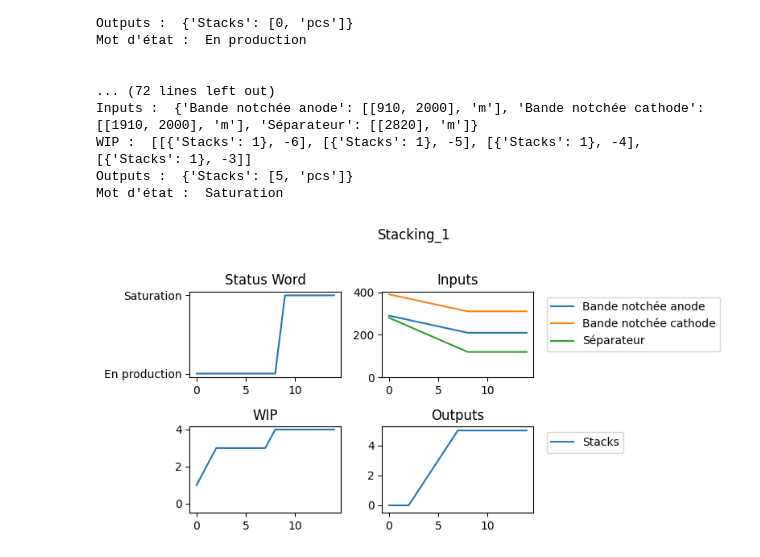
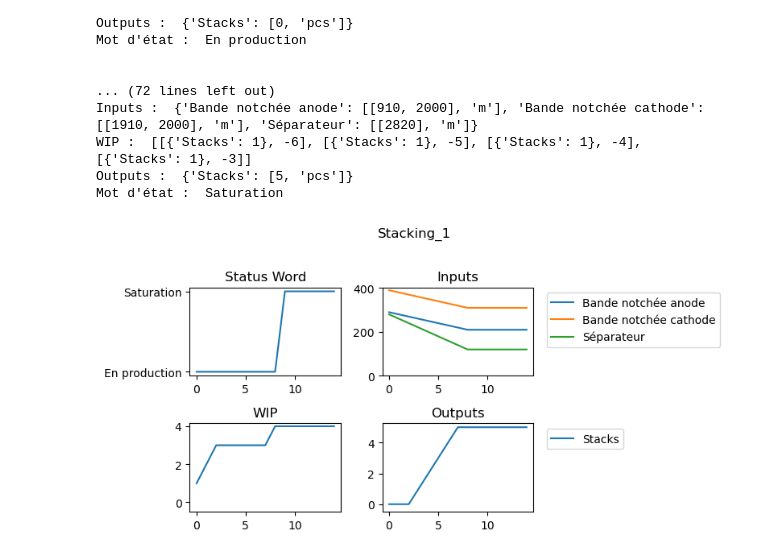
Before and after one commit to louisotpierre/Projet_usine, a Jupyter notebook: factory_0.1.ipynb, the cells around one changed output. Drawn from its saved outputs; the diff is of its cells as text; code cells hidden in the pictures.

Commit message:
Version avec visuel simulation propre, avant changement de structure pour permettre les machines en flux

```diff
--- a/factory_0.1.ipynb
+++ b/factory_0.1.ipynb
@@ -163,49 +195,19 @@ class Simulation:
         plt.show()
 # %%
+# Définition d'une stackeuse
+
 inputs = {"Bande notchée anode": [[100, 200], "m"], "Bande notchée cathode": [[200, 200], "m"], "Séparateur": [[300], "m"]}
 outputs = {"Stacks": [0, "pcs"]}
 BoM = {"Bande notchée anode": 10, "Bande notchée cathode": 10, "Séparateur": 20}
 cycle_time = 3 # 3 minutes pour produire un stack
 WIP_capacity = 4
 inputs_capacity = {"Bande notchée anode": [2, "bobines"], "Bande notchée cathode": [2, "bobines"], "Séparateur": [2, "bobines"]}
 outputs_capacity = {"Stacks": [5, "pcs"]}
 
 stackeuse = Equipement("Stacking_1", inputs, BoM, outputs, cycle_time, WIP_capacity, inputs_capacity, outputs_capacity)
 
 sim = Simulation([stackeuse], 15)
 sim.run()
-
-# sim.plot(stackeuse, "WIP")
-# sim.plot(stackeuse, "Status Word")
-# sim.plot(stackeuse, "Inputs")
-# sim.plot(stackeuse, "Outputs")
-
-# Subplot avec 4 cases : 1 : Status Word, 2 : Inputs, 3 : WIP, 4 : Outputs
-
-fig, axs = plt.subplots(2, 2, figsize=(8, 4))
-
-fig.suptitle(stackeuse)
-
-axs[0, 0].plot(sim.equipements_states[stackeuse]["Status Word"])
-axs[0, 0].set_title("Status Word")
-
-axs[0, 1].plot(sim.equipements_states[stackeuse]["Inputs"])
-axs[0, 1].set_ylim(bottom=0)
-axs[0, 1].legend([product for product in stackeuse.inputs], bbox_to_anchor=(1.05, 1), loc='upper left')
-axs[0, 1].set_title("Inputs")
-
-axs[1, 0].plot(sim.equipements_states[stackeuse]["WIP"])
-axs[1, 0].set_ylim(bottom=-0.5)
-axs[1, 0].set_title("WIP")
-
-axs[1, 1].plot(sim.equipements_states[stackeuse]["Outputs"])
-axs[1, 1].set_ylim(bottom=-0.5)
-axs[1, 1].legend([product for product in stackeuse.outputs], bbox_to_anchor=(1.05, 1), loc='upper left')
-axs[1, 1].set_title("Outputs")
-
-# Amélioration visuelle (traits et texte plus fins)
-plt.tight_layout(rect=[0, 0, 1, 0.96])
-
-plt.show()
+sim.plot(stackeuse)
 # %% [output]
-[figure, old version]
+[figure, new version]
```
Also changed, not shown: parts of 4 cells of this notebook.
